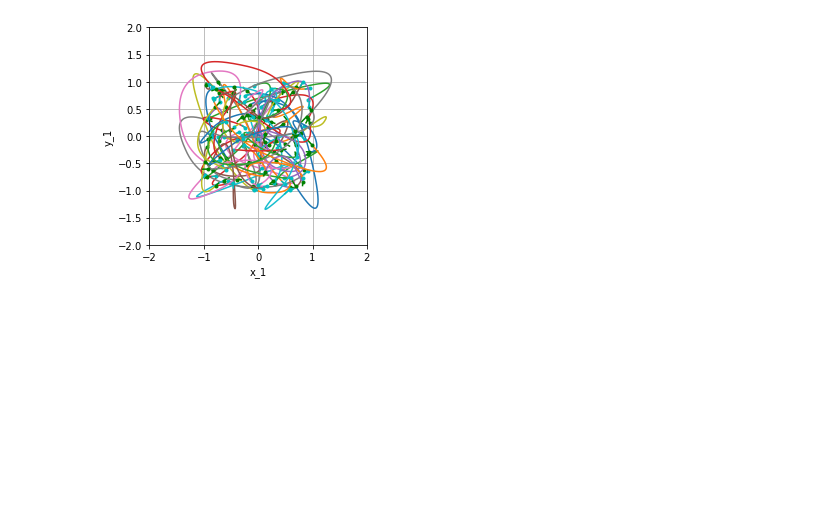
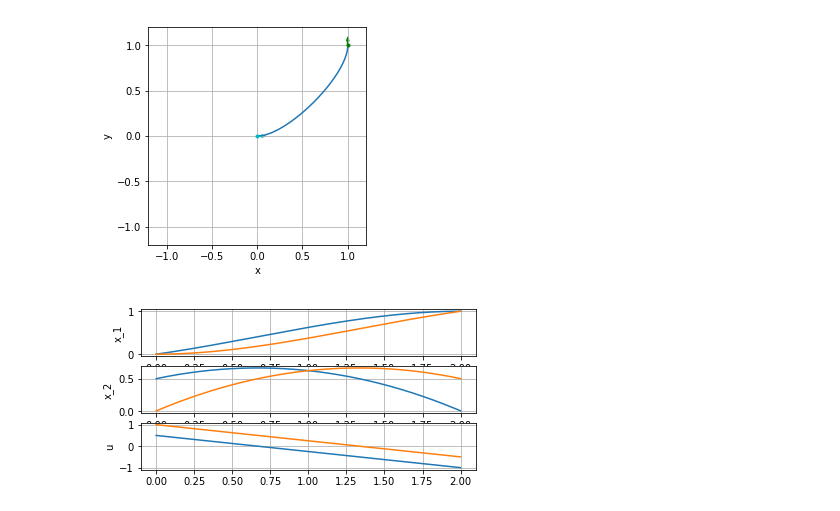
Before and after one commit to etpr/double_integrator, a Jupyter notebook: run_double_integrator_2d.ipynb, the cells around one changed output. Drawn from its saved outputs; the diff is of its cells as text; code cells hidden in the pictures; blank space fills up the shorter version.

```diff
--- a/run_double_integrator_2d.ipynb
+++ b/run_double_integrator_2d.ipynb
@@ -62,36 +5,17 @@ if res:
-# %%
-plt.figure(3)
-di = DoubleIntegrator2D(u_sys_lim=1.0, dt=0.01)
-
-for i in range(100):
-    seed(i)
-    x_10 = random()*2.0 - 1.0
-    x_20 = random()*2.0 - 1.0
-    x_1f = random()*2.0 - 1.0
-    x_2f = random()*2.0 - 1.0
-    y_10 = random()*2.0 - 1.0
-    y_20 = random()*2.0 - 1.0
-    y_1f = random()*2.0 - 1.0
-    y_2f = random()*2.0 - 1.0
-
-    res, traj = di.steer(x_10=x_10, x_20=x_20, x_1f=x_1f, x_2f=x_2f, y_10=y_10, y_20=y_20, y_1f=y_1f, y_2f=y_2f)
-
-    if res:
-        [t_f_x, t_s_x, y_1s, y_2s, X, U_x, S_x, T_x, t_f_y, t_s_y, y_1s, y_2s, Y, U_y, S_y, T_y] = traj
-
-        ax = plt.gca()
-        ax.set_aspect('equal')
-        ax.grid(True, which='both')
-        plt.plot(X[:, 0], Y[:, 0])
-        delta = 0.1
-        plt.plot(x_10, y_10, '.c')
-        plt.plot(x_1f, y_1f, '.g')
-        plt.plot([x_10, x_10 + x_20 * delta], [y_10, y_10 + y_20 * delta], '-c')
-        plt.plot([x_1f, x_1f + x_2f * delta], [y_1f, y_1f + y_2f * delta], '-g')
-        plt.ylim([-2, 2])
-        plt.xlim([-2, 2])
-        plt.xlabel('x_1')
-        plt.ylabel('y_1')
-plt.show()
-# %% [output]
-[figure, removed]
+# %%
+x_0 = np.array([0.0, 0.5])
+x_f = np.array([1.0, 0.0])
+y_0 = np.array([0.0, 0.0])
+y_f = np.array([1.0, 0.5])
+
+di = DoubleIntegrator2D(u_sys_lim=1.0, dt=0.01)
+res, traj_x, traj_y = di.steer_energy_opt(x_0=x_0, x_f=x_f, y_0=y_0, y_f=y_f)
+if res:
+    plt.figure(1)
+    di.plot_xy(traj_x=traj_x, traj_y=traj_y)
+    plt.figure(2)
+    di.plot_traj(traj_x=traj_x, traj_y=traj_y)
+    plt.show()
+# %% [output]
+[figure, added]
+[figure, added]
```
Also changed, not shown: parts of 5 cells of this notebook, 9 other files.
